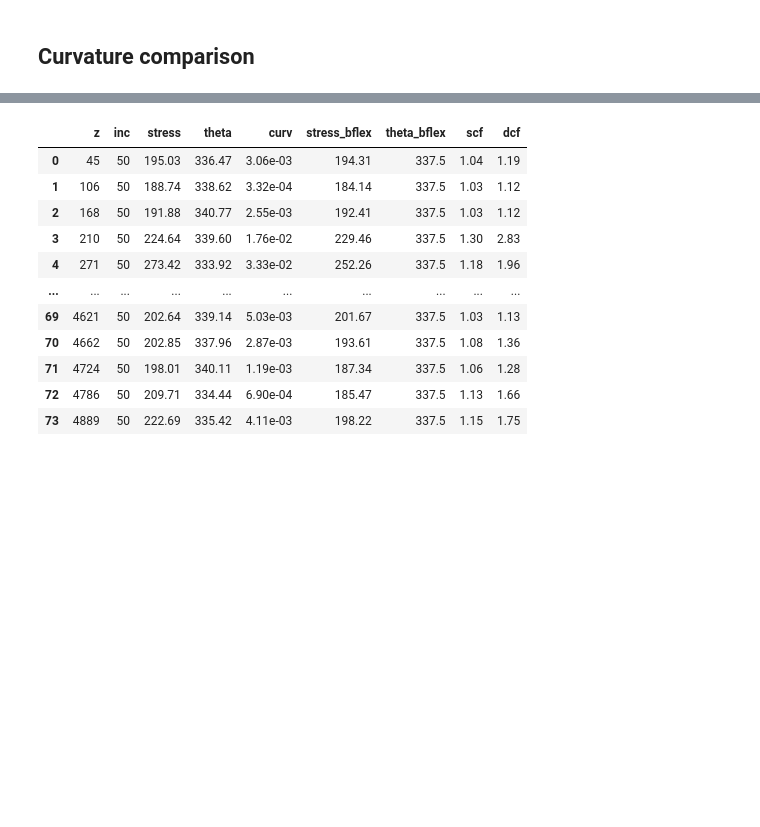
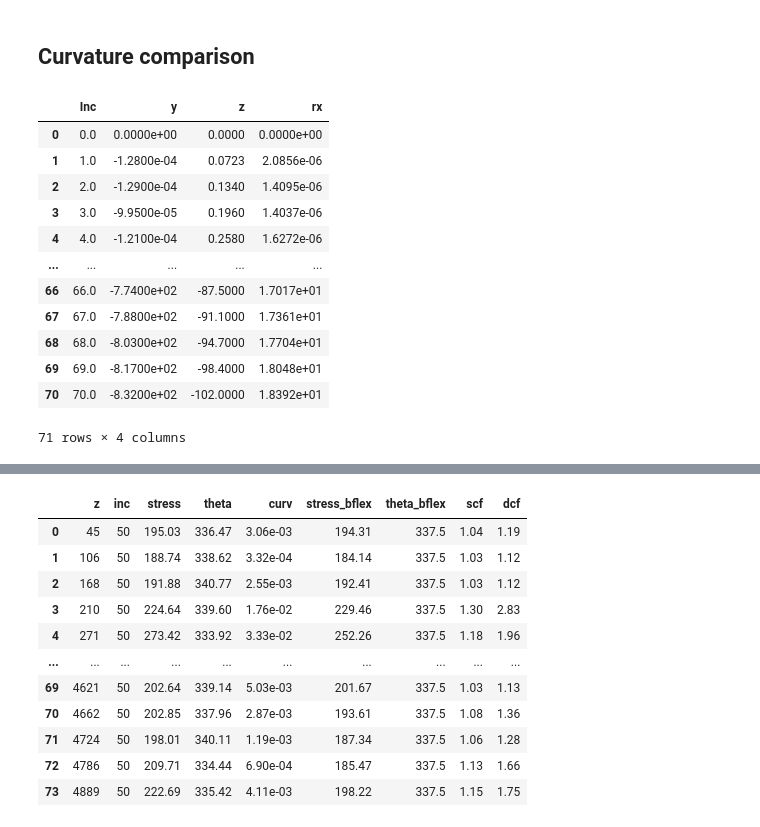
Before and after one commit to tom-are-grov-4ss/marc-bflex-ssc, a Jupyter notebook: Marc_tools_notebook.ipynb, the cells around one changed output, grey strips where cells are left out. Saved outputs shown, nothing was run; the diff lists cells and outputs as text; code cells hidden in the pictures; blank space fills up the shorter version.

```diff
--- a/Marc_tools_notebook.ipynb
+++ b/Marc_tools_notebook.ipynb
@@ -464,17 +612,20 @@ df_scf[(df_scf.inc==10) & (df_scf.z==2209)]
 # %% [markdown]
 ## Curvature comparison
 # %%
-# Load orcaflex files
-df_orca = pd.read_csv(r'curvature.csv', index_col=[0])
-orca_pos = pd.read_csv(r'elementpos.csv', index_col=[0]) * 1000  # -> mm
-orca_disp = pd.read_csv(r'motions.csv', sep=';', index_col=[0])
-orca_disp.y = orca_disp.y*1000  # -> mm
-
-
-# Load marc displacements and rotations
-df_resp_marc = pd.read_csv(r'marc_response.csv', sep=';', index_col=None)
-df_resp_marc.rx = np.degrees(df_resp_marc.rx)  # -> deg
-df_resp_marc
+# %% [output]
+|  | Inc | y | z | rx |
+| 0 | 0.0 | 0.0000e+00 | 0.0000 | 0.0000e+00 |
+| 1 | 1.0 | -1.2800e-04 | 0.0723 | 2.0856e-06 |
+| 2 | 2.0 | -1.2900e-04 | 0.1340 | 1.4095e-06 |
+| 3 | 3.0 | -9.9500e-05 | 0.1960 | 1.4037e-06 |
+| 4 | 4.0 | -1.2100e-04 | 0.2580 | 1.6272e-06 |
+| ... | ... | ... | ... | ... |
+| 66 | 66.0 | -7.7400e+02 | -87.5000 | 1.7017e+01 |
+| 67 | 67.0 | -7.8800e+02 | -91.1000 | 1.7361e+01 |
+| 68 | 68.0 | -8.0300e+02 | -94.7000 | 1.7704e+01 |
+| 69 | 69.0 | -8.1700e+02 | -98.4000 | 1.8048e+01 |
+| 70 | 70.0 | -8.3200e+02 | -102.0000 | 1.8392e+01 |
+71 rows × 4 columns
 # %%
 # Plot
 marc_inc = 50
```
Also changed, not shown: parts of 14 cells of this notebook.
